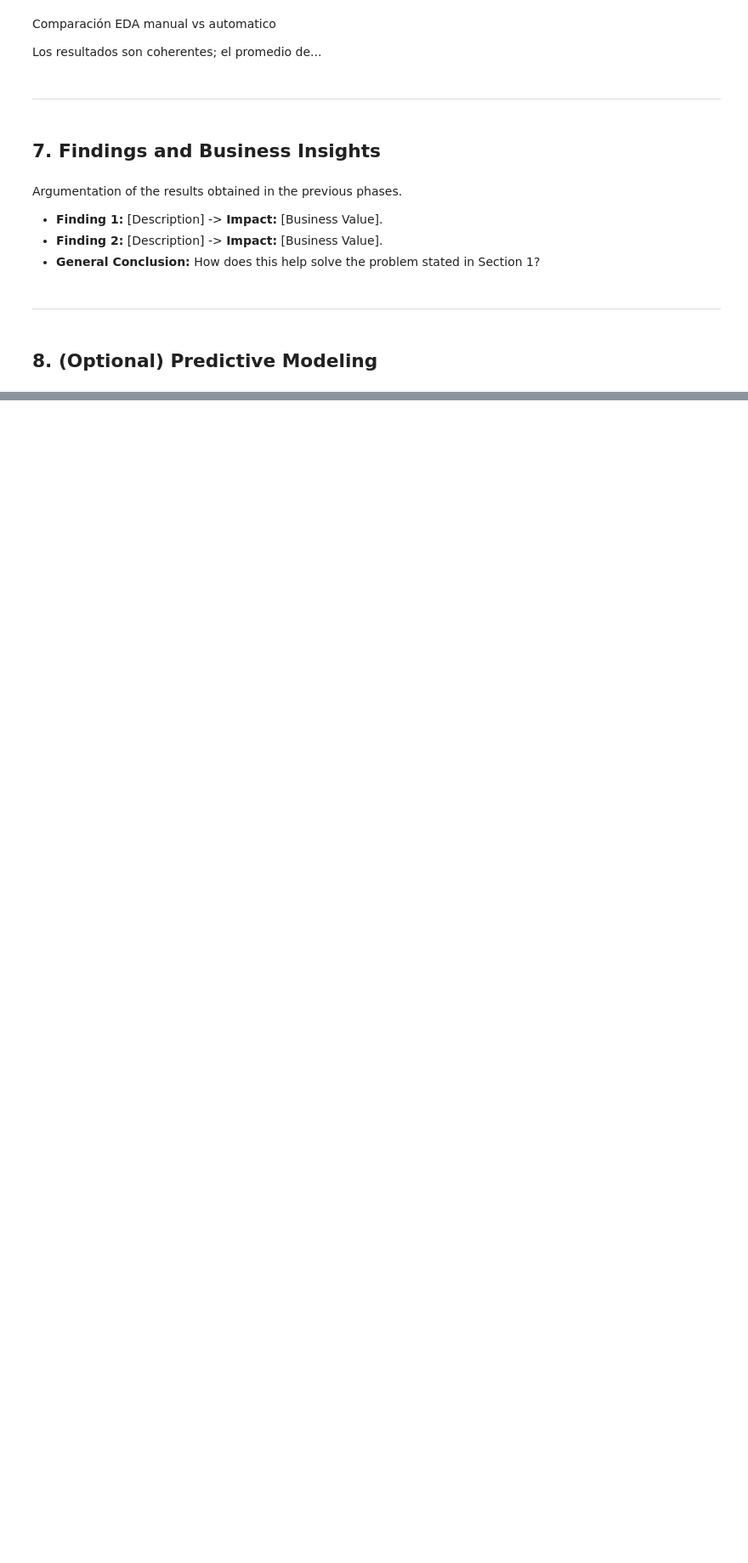
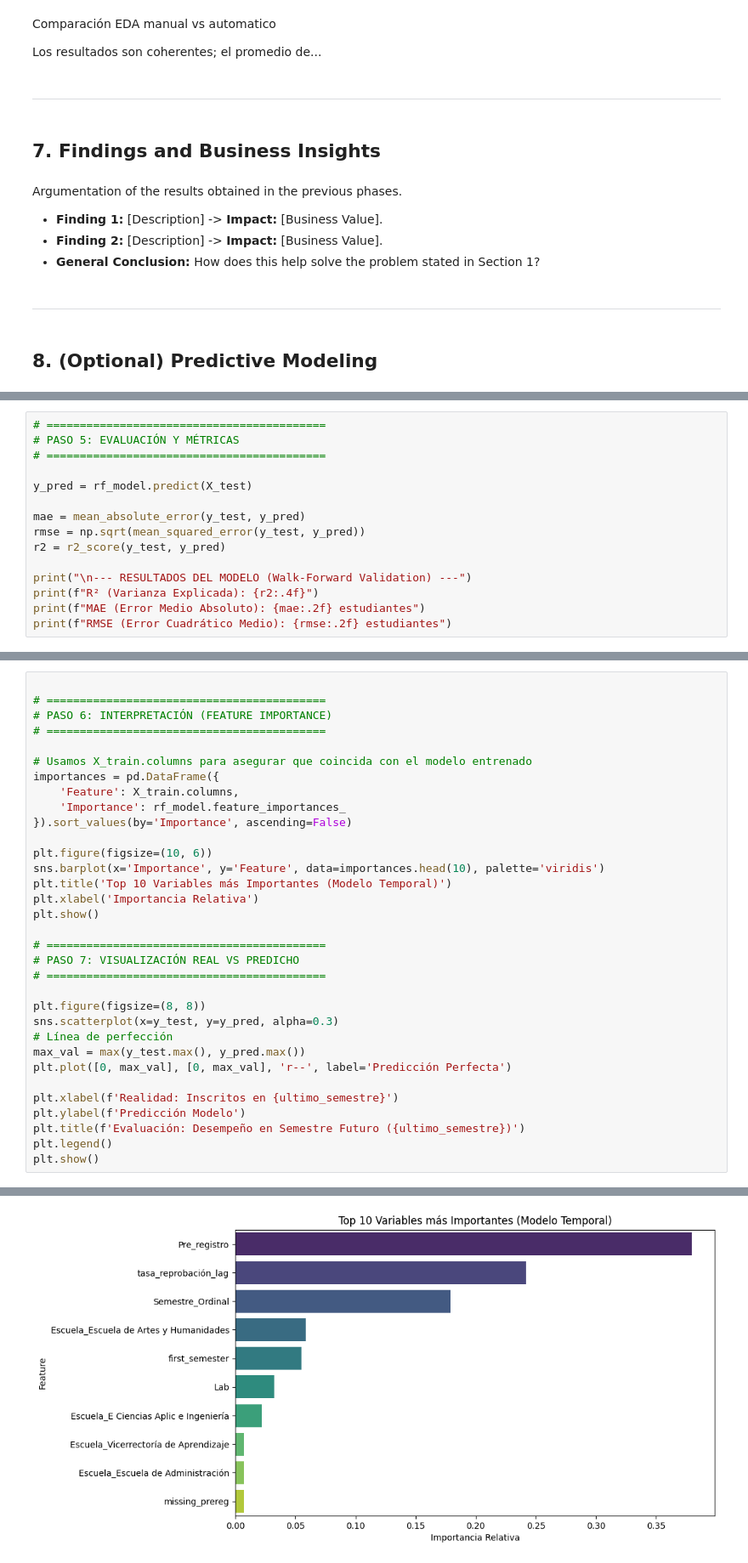
Before and after one commit to SaraMR9/Maestria---Fundamentos-en-ciencia-de-datos, a Jupyter notebook: Proyecto_Final/notebooks/20260207_Final_Project.ipynb, the cells around one changed output, grey strips where cells are left out. Shown at 85% size. Saved outputs shown, nothing was run; the diff lists cells and outputs as text; blank space fills up the shorter version.

```diff
--- a/Proyecto_Final/notebooks/20260207_Final_Project.ipynb
+++ b/Proyecto_Final/notebooks/20260207_Final_Project.ipynb
@@ -3231,0 +3373,15 @@ Application of Machine Learning algorithms.
+# %%
+# ==========================================
+# PASO 5: EVALUACIÓN Y MÉTRICAS
+# ==========================================
+
+y_pred = rf_model.predict(X_test)
+
+mae = mean_absolute_error(y_test, y_pred)
+rmse = np.sqrt(mean_squared_error(y_test, y_pred))
+r2 = r2_score(y_test, y_pred)
+
+print("\n--- RESULTADOS DEL MODELO (Walk-Forward Validation) ---")
+print(f"R² (Varianza Explicada): {r2:.4f}")
+print(f"MAE (Error Medio Absoluto): {mae:.2f} estudiantes")
+print(f"RMSE (Error Cuadrático Medio): {rmse:.2f} estudiantes")
@@ -3231,0 +3396,34 @@ Application of Machine Learning algorithms.
+# %%
+
+# ==========================================
+# PASO 6: INTERPRETACIÓN (FEATURE IMPORTANCE)
+# ==========================================
+
+# Usamos X_train.columns para asegurar que coincida con el modelo entrenado
+importances = pd.DataFrame({
+    'Feature': X_train.columns,
+    'Importance': rf_model.feature_importances_
+}).sort_values(by='Importance', ascending=False)
+
+plt.figure(figsize=(10, 6))
+sns.barplot(x='Importance', y='Feature', data=importances.head(10), palette='viridis')
+plt.title('Top 10 Variables más Importantes (Modelo Temporal)')
+plt.xlabel('Importancia Relativa')
+plt.show()
+
+# ==========================================
+# PASO 7: VISUALIZACIÓN REAL VS PREDICHO
+# ==========================================
+
+plt.figure(figsize=(8, 8))
+sns.scatterplot(x=y_test, y=y_pred, alpha=0.3)
+# Línea de perfección
+max_val = max(y_test.max(), y_pred.max())
+plt.plot([0, max_val], [0, max_val], 'r--', label='Predicción Perfecta')
+
+plt.xlabel(f'Realidad: Inscritos en {ultimo_semestre}')
+plt.ylabel(f'Predicción Modelo')
+plt.title(f'Evaluación: Desempeño en Semestre Futuro ({ultimo_semestre})')
+plt.legend()
+plt.show()
+# %% [output]
@@ -3231,0 +3433 @@ Application of Machine Learning algorithms.
+[figure, added]
```
Also changed, not shown: parts of 28 cells of this notebook, 2 other files.
